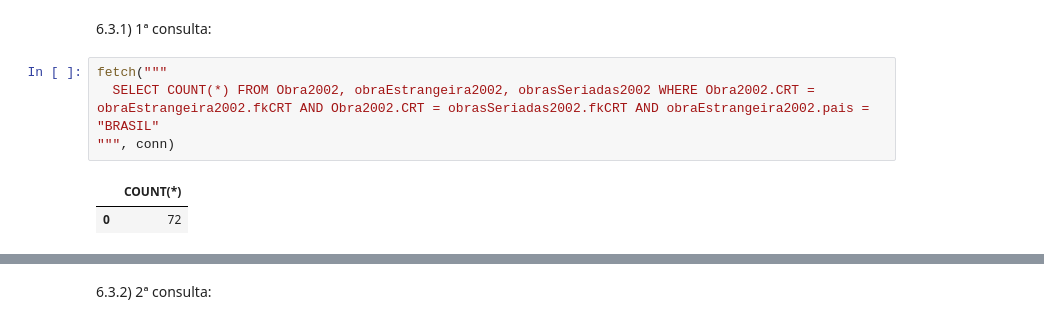
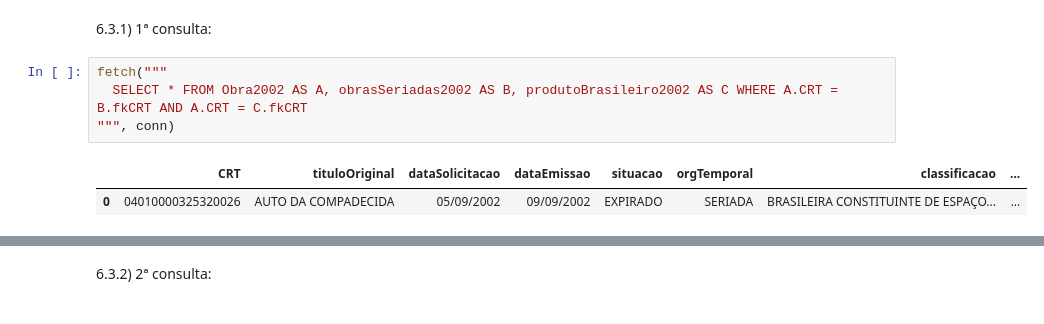
Before and after one commit to MarceleLouiseSAra/TPs-IBD, a Jupyter notebook: TP2.ipynb, the cells around one changed output, grey strips where cells are left out. Saved outputs shown, nothing was run; the diff lists cells and outputs as text.

```diff
--- a/TP2.ipynb
+++ b/TP2.ipynb
@@ -1082,8 +1098,8 @@ Em 2002, pouco mais de 15% das obras não publicitárias consumidas eram brasile
 6.3.1) 1ª consulta:
 # %%
 fetch("""
-  SELECT COUNT(*) FROM Obra2002, obraEstrangeira2002, obrasSeriadas2002 WHERE Obra2002.CRT = obraEstrangeira2002.fkCRT AND Obra2002.CRT = obrasSeriadas2002.fkCRT AND obraEstrangeira2002.pais = "BRASIL"
+  SELECT * FROM Obra2002 AS A, obrasSeriadas2002 AS B, produtoBrasileiro2002 AS C WHERE A.CRT = B.fkCRT AND A.CRT = C.fkCRT
 """, conn)
 # %% [output]
-|  | COUNT(*) |
-| 0 | 72 |
+|  | CRT | tituloOriginal | dataSolicitacao | dataEmissao | situacao | orgTemporal | classificacao | ... |
+| 0 | 04010000325320026 | AUTO DA COMPADECIDA | 05/09/2002 | 09/09/2002 | EXPIRADO | SERIADA | BRASILEIRA CONSTITUINTE DE ESPAÇO... | ... |
```
Also changed, not shown: parts of 28 cells of this notebook.
